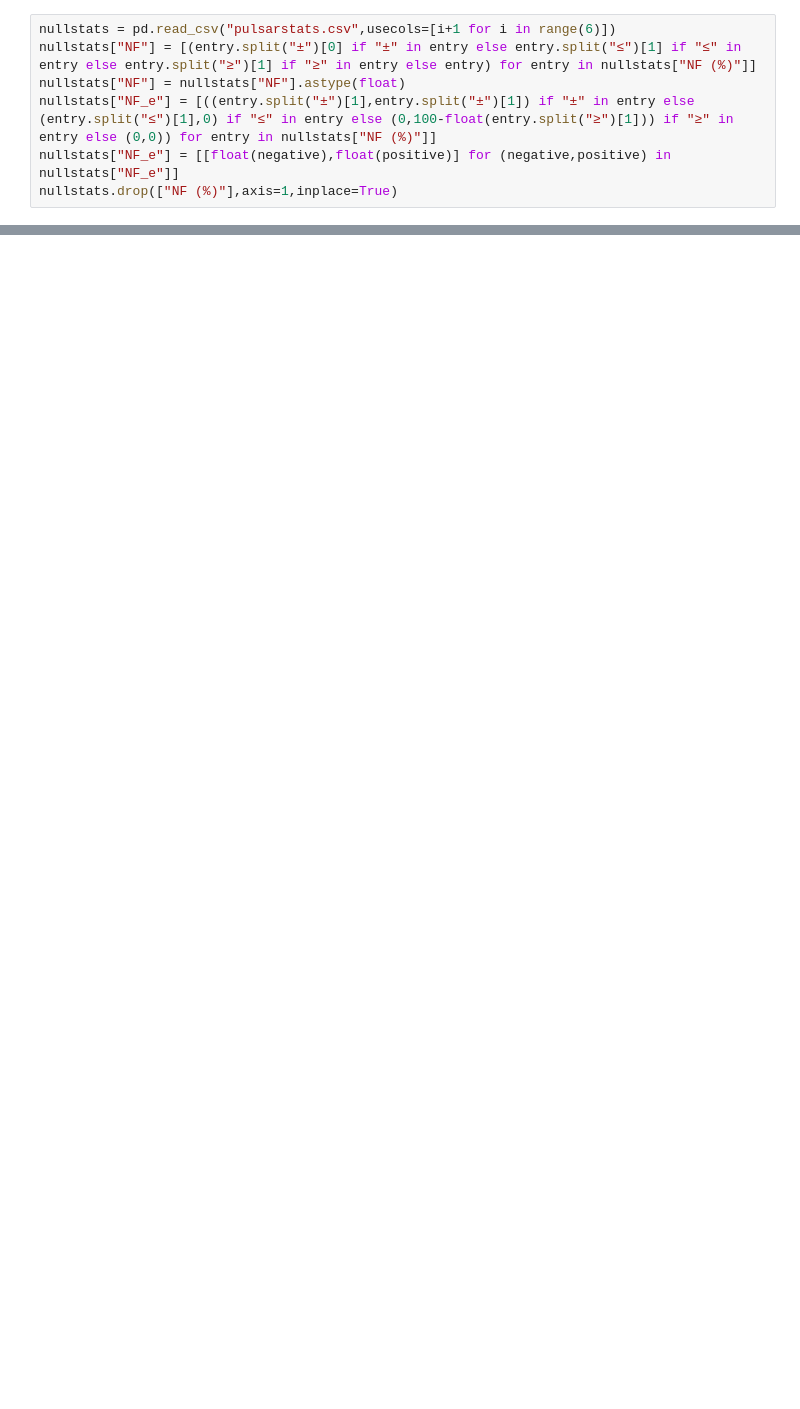
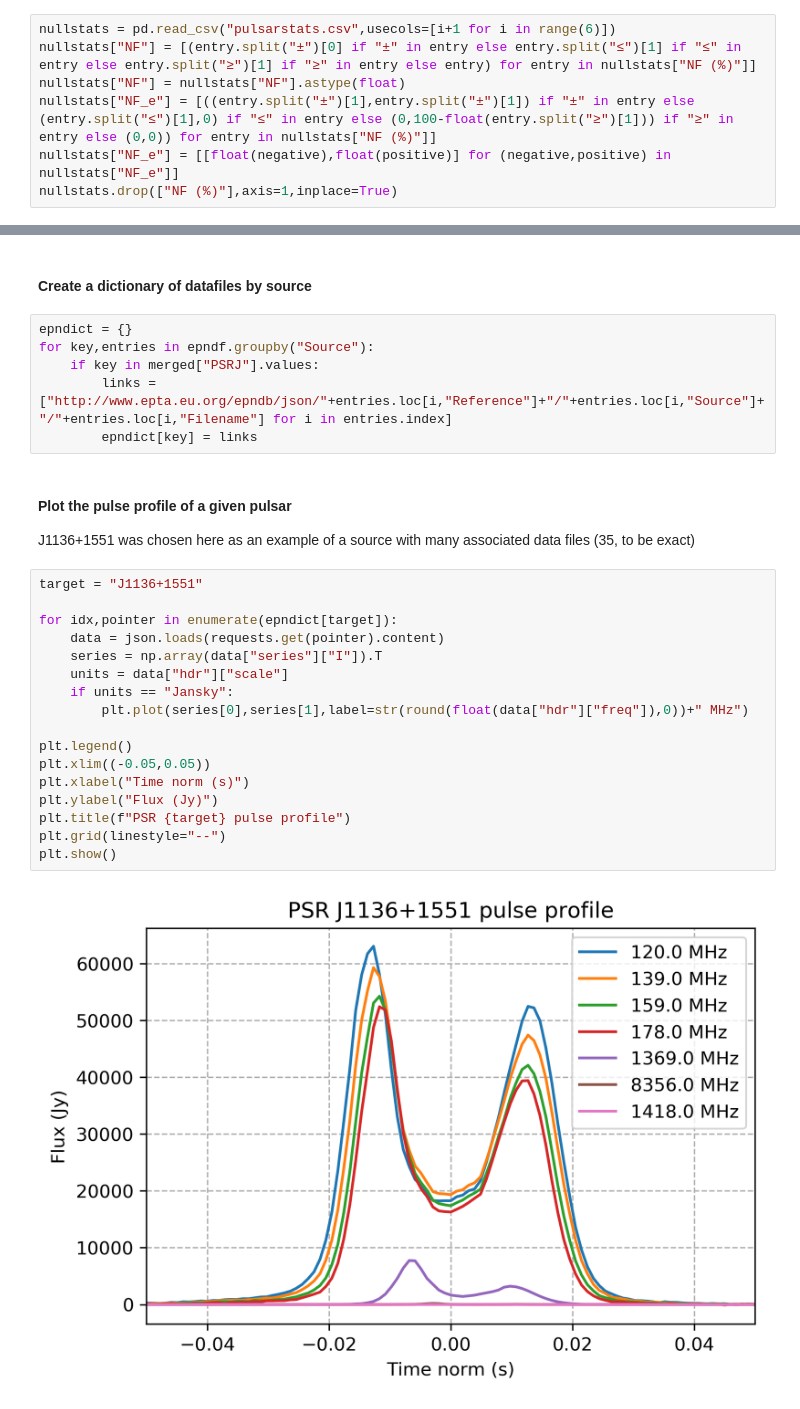
Before and after one commit to cgobat/pulsar-nulling, a Jupyter notebook: Nulling.ipynb, the cells around one changed output, grey strips where cells are left out. Cells and saved outputs as stored; diff of their text form; blank space fills up the shorter version.

```diff
--- a/Nulling.ipynb
+++ b/Nulling.ipynb
@@ -49,0 +90,30 @@ display(merged)
+# %% [markdown]
+#### Create a dictionary of datafiles by source
+# %%
+epndict = {}
+for key,entries in epndf.groupby("Source"):
+    if key in merged["PSRJ"].values:
+        links = ["http://www.epta.eu.org/epndb/json/"+entries.loc[i,"Reference"]+"/"+entries.loc[i,"Source"]+"/"+entries.loc[i,"Filename"] for i in entries.index]
+        epndict[key] = links
+# %% [markdown]
+#### Plot the pulse profile of a given pulsar
+J1136+1551 was chosen here as an example of a source with many associated data files (35, to be exact)
+# %%
+target = "J1136+1551"
+
+for idx,pointer in enumerate(epndict[target]):
+    data = json.loads(requests.get(pointer).content)
+    series = np.array(data["series"]["I"]).T
+    units = data["hdr"]["scale"]
+    if units == "Jansky":
+        plt.plot(series[0],series[1],label=str(round(float(data["hdr"]["freq"]),0))+" MHz")
+
+plt.legend()
+plt.xlim((-0.05,0.05))
+plt.xlabel("Time norm (s)")
+plt.ylabel("Flux (Jy)")
+plt.title(f"PSR {target} pulse profile")
+plt.grid(linestyle="--")
+plt.show()
+# %% [output]
+[figure, added]
```
Also changed, not shown: parts of 21 cells of this notebook.
